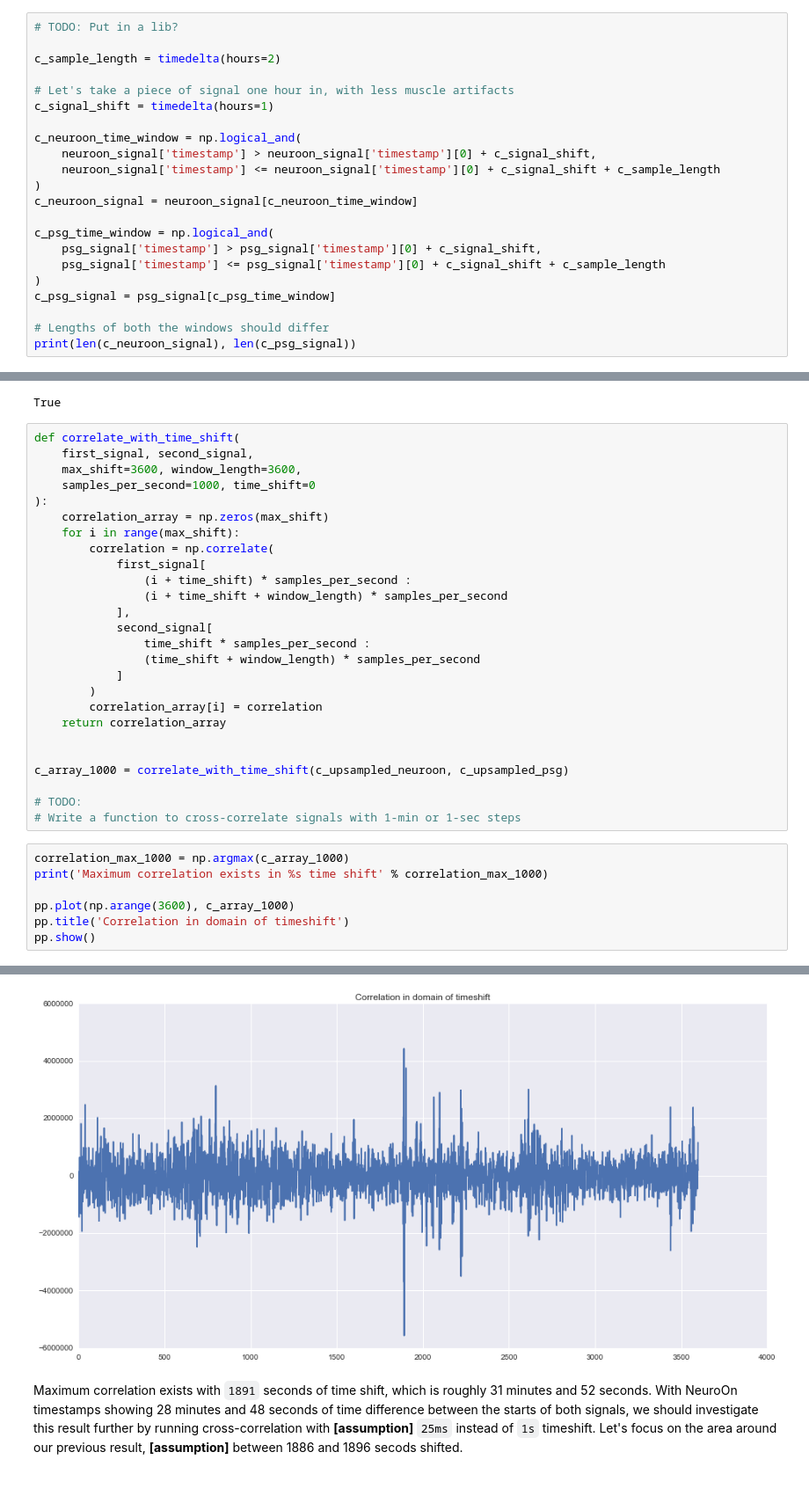
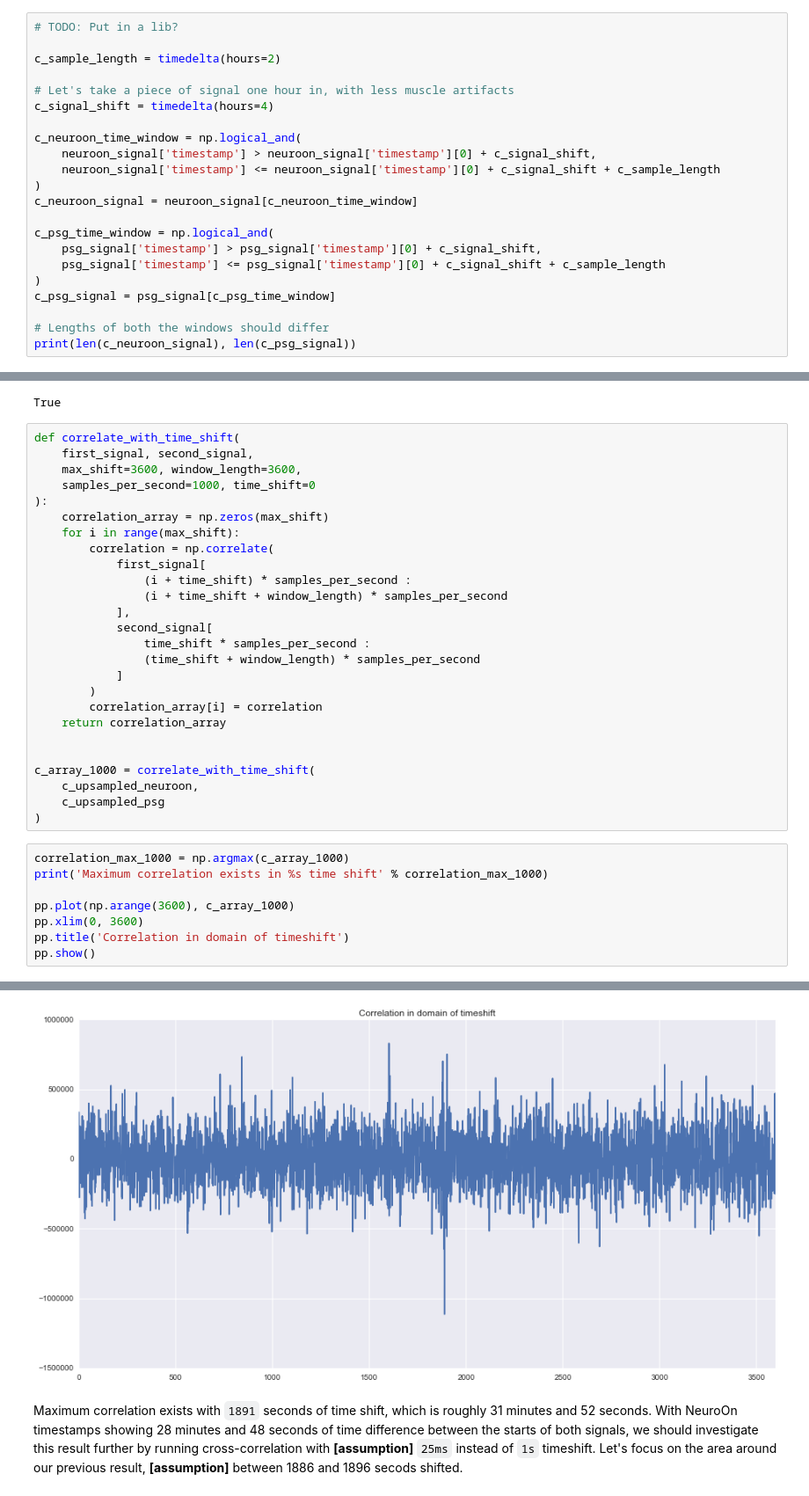
Before and after one commit to pawelngei/neuroon-notebook, a Jupyter notebook: NeuroOn.ipynb, the cells around one changed output, grey strips where cells are left out. Shown: that part at 88% size. Drawn from its saved outputs; the diff is of its cells as text.

Commit message:
comparison of 4 cross-correlation charts

```diff
--- a/NeuroOn.ipynb
+++ b/NeuroOn.ipynb
@@ -173,7 +177,7 @@ https://stats.stackexchange.com/questions/16121/for-two-offset-sampled-data-seri
 c_sample_length = timedelta(hours=2)
 
 # Let's take a piece of signal one hour in, with less muscle artifacts
-c_signal_shift = timedelta(hours=1)
+c_signal_shift = timedelta(hours=4)
 
 c_neuroon_time_window = np.logical_and(
     neuroon_signal['timestamp'] > neuroon_signal['timestamp'][0] + c_signal_shift,
@@ -224,15 +228,16 @@ def correlate_with_time_shift(
     return correlation_array
 
 
-c_array_1000 = correlate_with_time_shift(c_upsampled_neuroon, c_upsampled_psg)
-
-# TODO:
-# Write a function to cross-correlate signals with 1-min or 1-sec steps
+c_array_1000 = correlate_with_time_shift(
+    c_upsampled_neuroon,
+    c_upsampled_psg
+)
 # %%
 correlation_max_1000 = np.argmax(c_array_1000)
 print('Maximum correlation exists in %s time shift' % correlation_max_1000)
 
 pp.plot(np.arange(3600), c_array_1000)
+pp.xlim(0, 3600)
 pp.title('Correlation in domain of timeshift')
 pp.show()
 # %% [output]
@@ -240,4 +245,4 @@ Maximum correlation exists in 1891 time shift
-[figure, old version]
+[figure, new version]
 # %% [markdown]
 Maximum correlation exists with `1891` seconds of time shift, which is roughly 31 minutes and 52 seconds. With NeuroOn timestamps showing 28 minutes and 48 seconds of time difference between the starts of both signals, we should investigate this result further by running cross-correlation with **[assumption]** `25ms` instead of `1s` timeshift. Let's focus on the area around our previous result, **[assumption]** between 1886 and 1896 secods shifted.
 # %%
```
Also changed, not shown: parts of 10 cells of this notebook, 1 other file.
